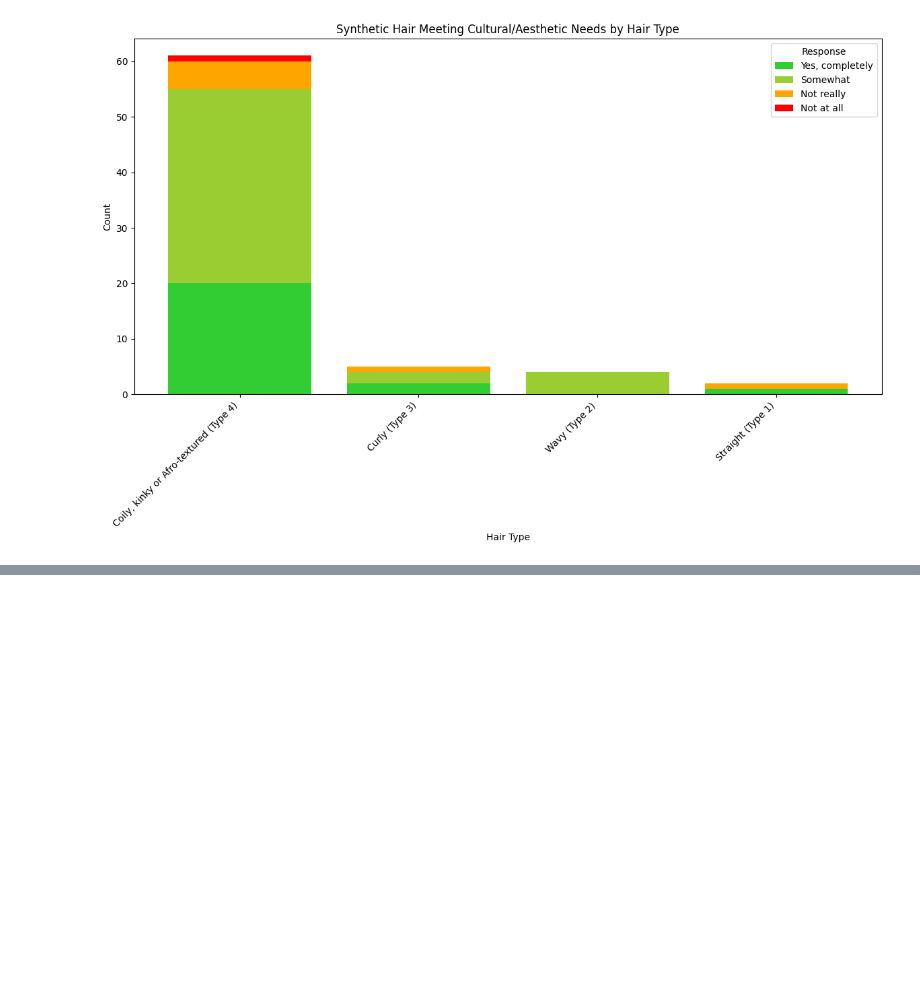
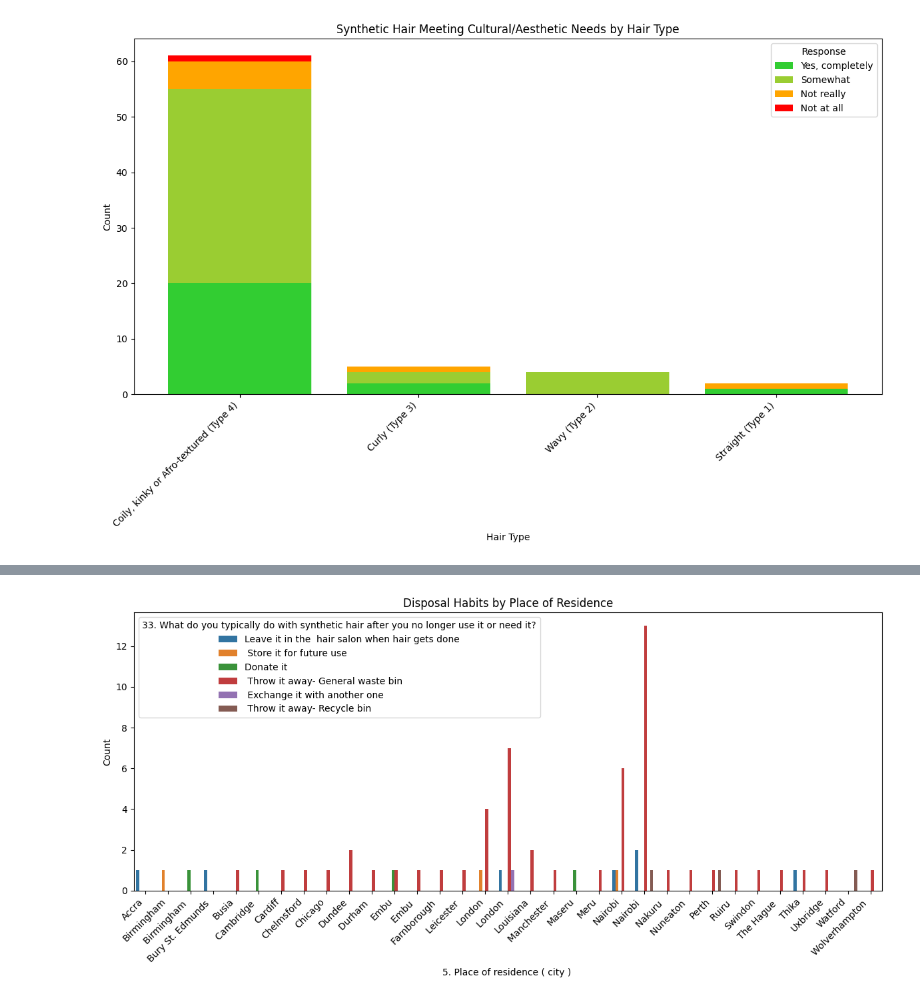
Before and after one commit to Deiv101/Deiv101, a Jupyter notebook: Syntheitc_Hair_Visualizations.ipynb, the cells around one changed output, grey strips where cells are left out. Saved outputs shown, nothing was run; the diff lists cells and outputs as text; code cells hidden in the pictures; blank space fills up the shorter version.

```diff
--- a/Syntheitc_Hair_Visualizations.ipynb
+++ b/Syntheitc_Hair_Visualizations.ipynb
@@ -387,0 +812,15 @@ plt.show()
+# %%
+# Replace with the actual column names and any necessary modifications
+residence_column = '5. Place of residence ( city ) '
+disposal_column = '33. What do you typically do with synthetic hair after you no longer use it or need it?'
+# %%
+disposal_by_residence = df.groupby([residence_column, disposal_column]).size().reset_index(name='Count')
+# %%
+plt.figure(figsize=(12, 6))  # Adjust size as needed
+sns.barplot(x=residence_column, y='Count', hue=disposal_column, data=disposal_by_residence)
+plt.title('Disposal Habits by Place of Residence')
+plt.xticks(rotation=45, ha='right')  # Rotate x-axis labels for readability
+plt.tight_layout()
+plt.show()
+# %% [output]
+[figure, added]
```
Also changed, not shown: parts of 14 cells of this notebook.
